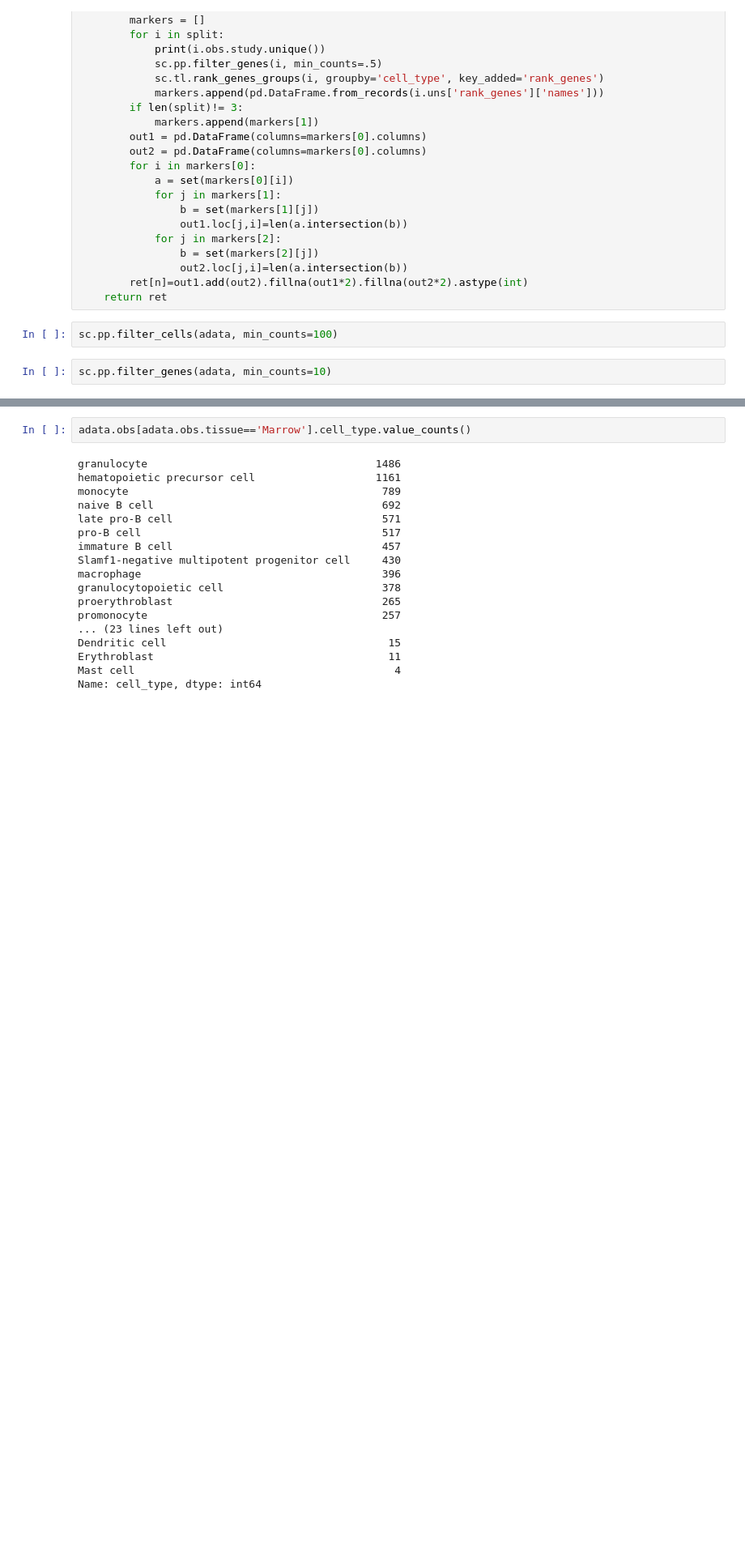
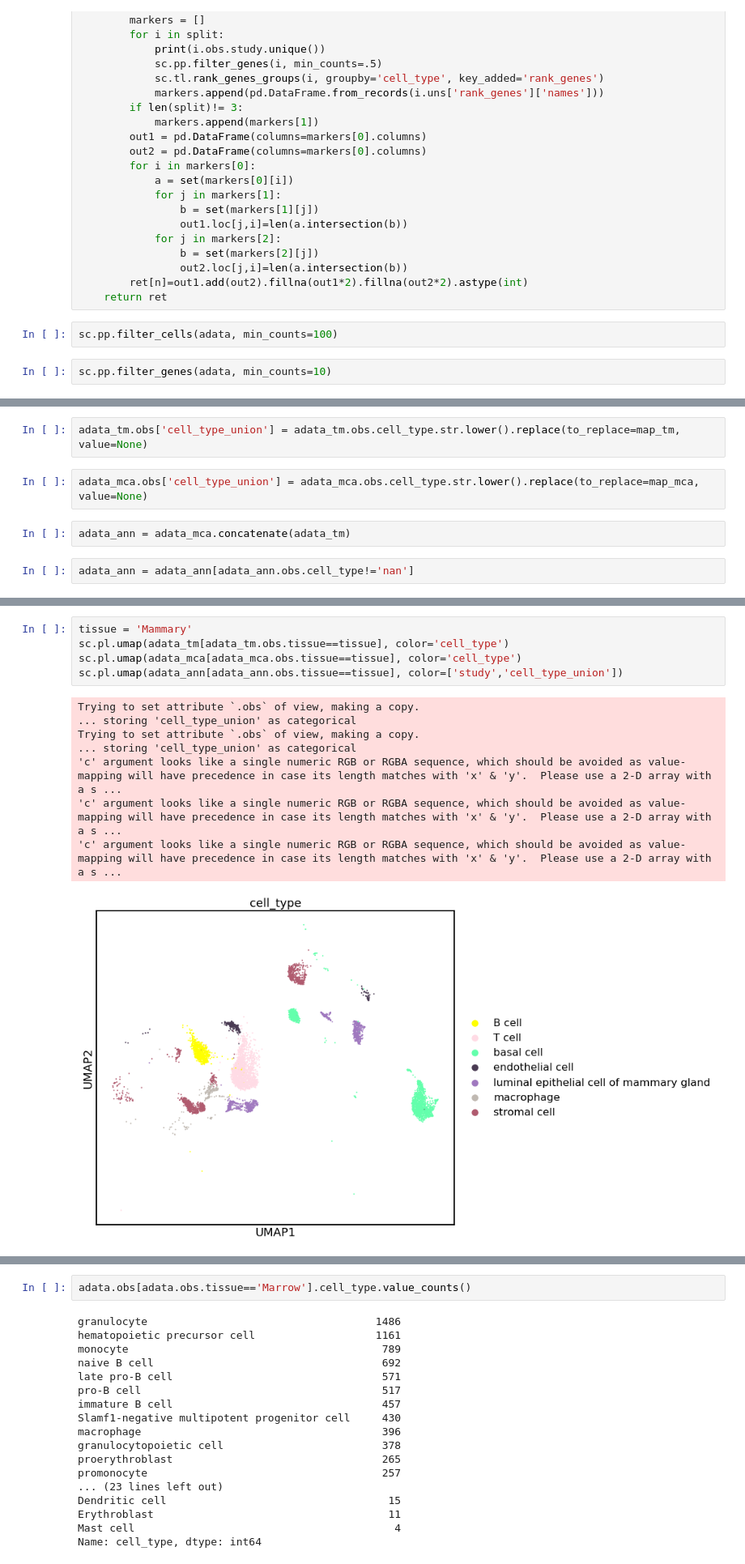
Before and after one commit to theislab/scib, a Jupyter notebook: notebooks/data_preprocessing/mouse_atlases.ipynb, the cells around one changed output, grey strips where cells are left out. Shown at 81% size. Drawn from its saved outputs; the diff is of its cells as text; blank space fills up the shorter version.

Commit message:
mca+tm label mapping finished

```diff
--- a/notebooks/data_preprocessing/mouse_atlases.ipynb
+++ b/notebooks/data_preprocessing/mouse_atlases.ipynb
@@ -344,0 +390,8 @@ intersect['Brain'].T
+# %%
+adata_tm.obs['cell_type_union'] = adata_tm.obs.cell_type.str.lower().replace(to_replace=map_tm, value=None)
+# %%
+adata_mca.obs['cell_type_union'] = adata_mca.obs.cell_type.str.lower().replace(to_replace=map_mca, value=None)
+# %%
+adata_ann = adata_mca.concatenate(adata_tm)
+# %%
+adata_ann = adata_ann[adata_ann.obs.cell_type!='nan']
@@ -344,0 +512,14 @@ intersect['Brain'].T
+# %%
+tissue = 'Mammary'
+sc.pl.umap(adata_tm[adata_tm.obs.tissue==tissue], color='cell_type')
+sc.pl.umap(adata_mca[adata_mca.obs.tissue==tissue], color='cell_type')
+sc.pl.umap(adata_ann[adata_ann.obs.tissue==tissue], color=['study','cell_type_union'])
+# %% [output]
+Trying to set attribute `.obs` of view, making a copy.
+... storing 'cell_type_union' as categorical
+Trying to set attribute `.obs` of view, making a copy.
+... storing 'cell_type_union' as categorical
+'c' argument looks like a single numeric RGB or RGBA sequence, which should be avoided as value-mapping will have precedence in case its length matches with 'x' & 'y'.  Please use a 2-D array with a s ...
+'c' argument looks like a single numeric RGB or RGBA sequence, which should be avoided as value-mapping will have precedence in case its length matches with 'x' & 'y'.  Please use a 2-D array with a s ...
+'c' argument looks like a single numeric RGB or RGBA sequence, which should be avoided as value-mapping will have precedence in case its length matches with 'x' & 'y'.  Please use a 2-D array with a s ...
+[figure, added]
```
Also changed, not shown: parts of 30 cells of this notebook.
